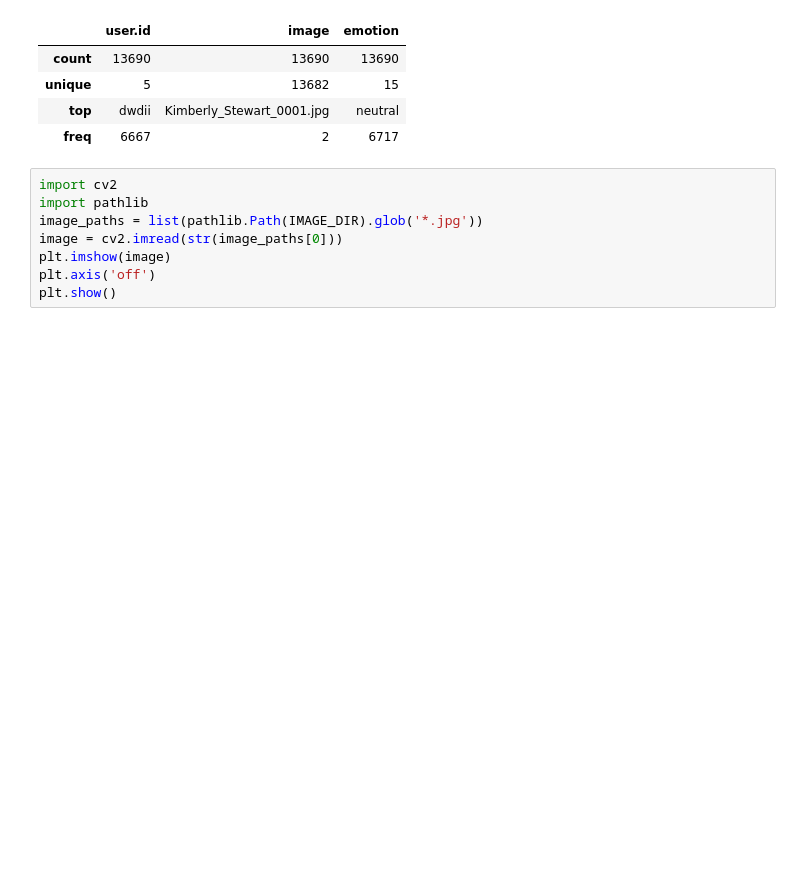
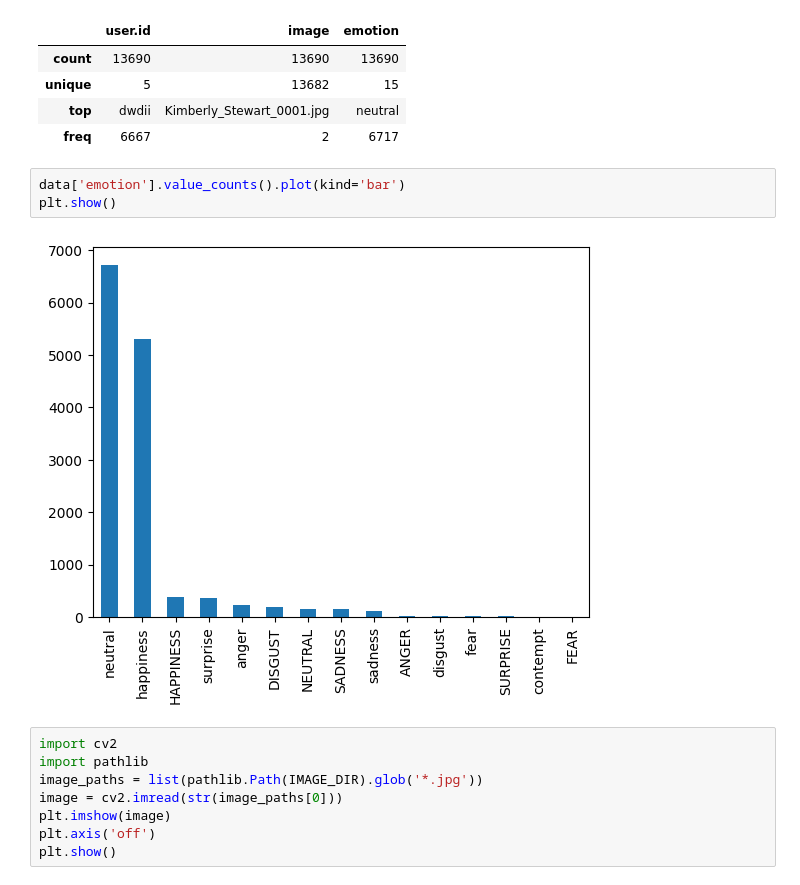
Before and after one commit to tjhu/cs273a-proj, a Jupyter notebook: main.ipynb, the cells around one changed output. Drawn from its saved outputs; the diff is of its cells as text; blank space fills up the shorter version.

Commit message:
add hist plot of emotions

```diff
--- a/main.ipynb
+++ b/main.ipynb
@@ -25,6 +25,11 @@ data.describe()
 | unique | 5 | 13682 | 15 |
 | top | dwdii | Kimberly_Stewart_0001.jpg | neutral |
 | freq | 6667 | 2 | 6717 |
+# %%
+data['emotion'].value_counts().plot(kind='bar')
+plt.show()
+# %% [output]
+[figure, added]
 # %%
 import cv2
 import pathlib
```
Also changed, not shown: parts of 1 cell of this notebook.
